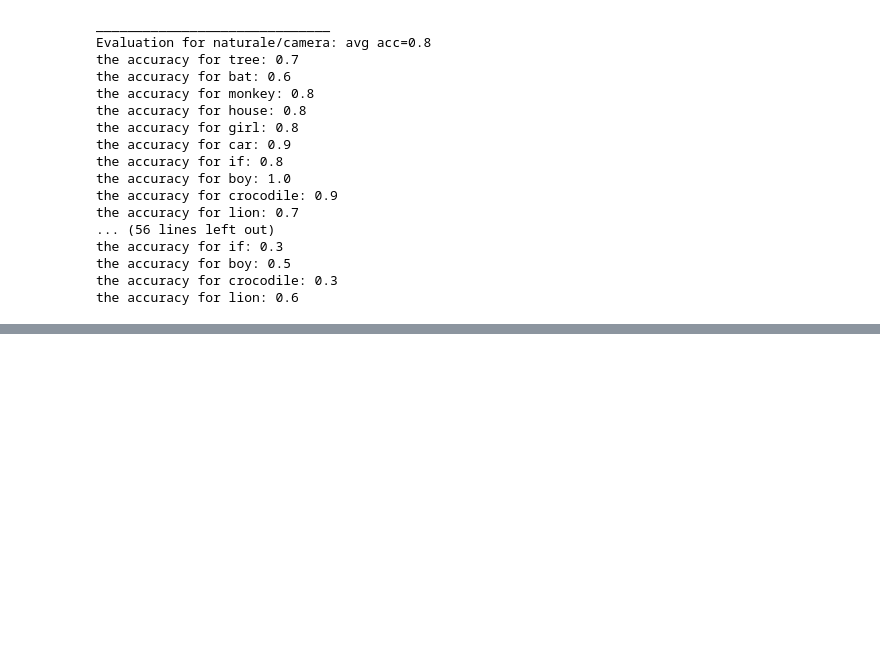
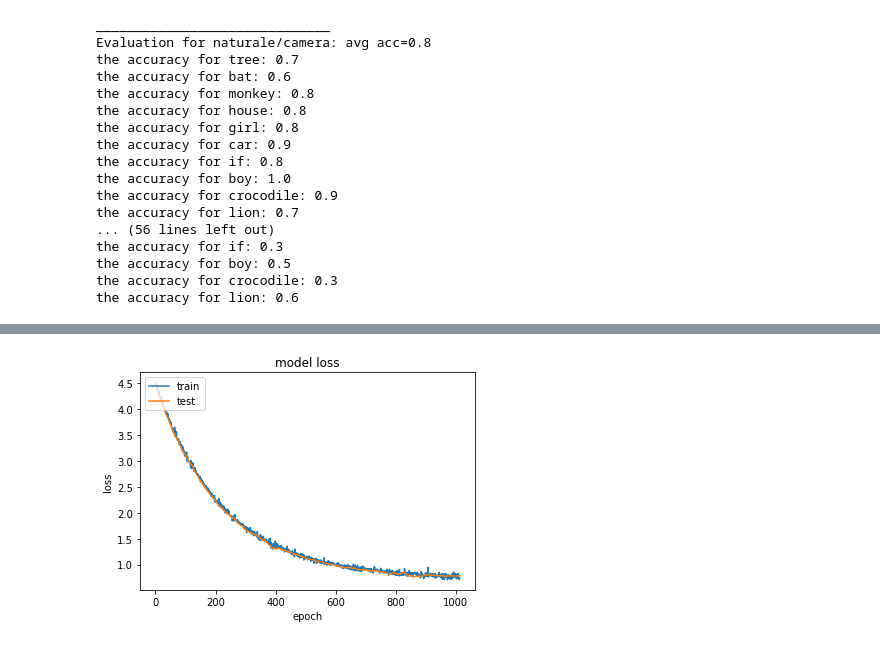
Before and after one commit to HamidDelshadi/one_shot_siamese, a Jupyter notebook: OneShotHMM.ipynb, the cells around one changed output, grey strips where cells are left out. Saved outputs shown, nothing was run; the diff lists cells and outputs as text; code cells hidden in the pictures; blank space fills up the shorter version.

```diff
--- a/OneShotHMM.ipynb
+++ b/OneShotHMM.ipynb
@@ -349,0 +431,9 @@ plot_history(history)
+# %%
+batch1_gray_ds = DS()
+batch1_gray_ds.Load_background(batch1_address, 105, 0.7,"L")
+batch1_gray_ds.reshape()
+# %%
+model1_gray = siamese((new_im_size, new_im_size, 1))
+model1_gray.summary()
+optimizer = Adam(lr = 0.00006)
+model1_gray.compile(loss="binary_crossentropy",optimizer=optimizer)
@@ -349,0 +461,5 @@ plot_history(history)
+# %%
+batch_size = 20
+cb = [EarlyStopping(min_delta=0.0005, patience=150)]
+history1_gray =model1_gray.fit_generator(generator=batch1_gray_ds.get_paired_train(batch_size),steps_per_epoch=1, epochs = 2000,\
+                    validation_data = batch1_gray_ds.get_paired_val(batch_size), validation_steps = 10, callbacks= cb)
@@ -349,0 +484,4 @@ plot_history(history)
+# %%
+plot_history(history1_gray)
+# %% [output]
+[figure, added]
```
Also changed, not shown: parts of 21 cells of this notebook.
